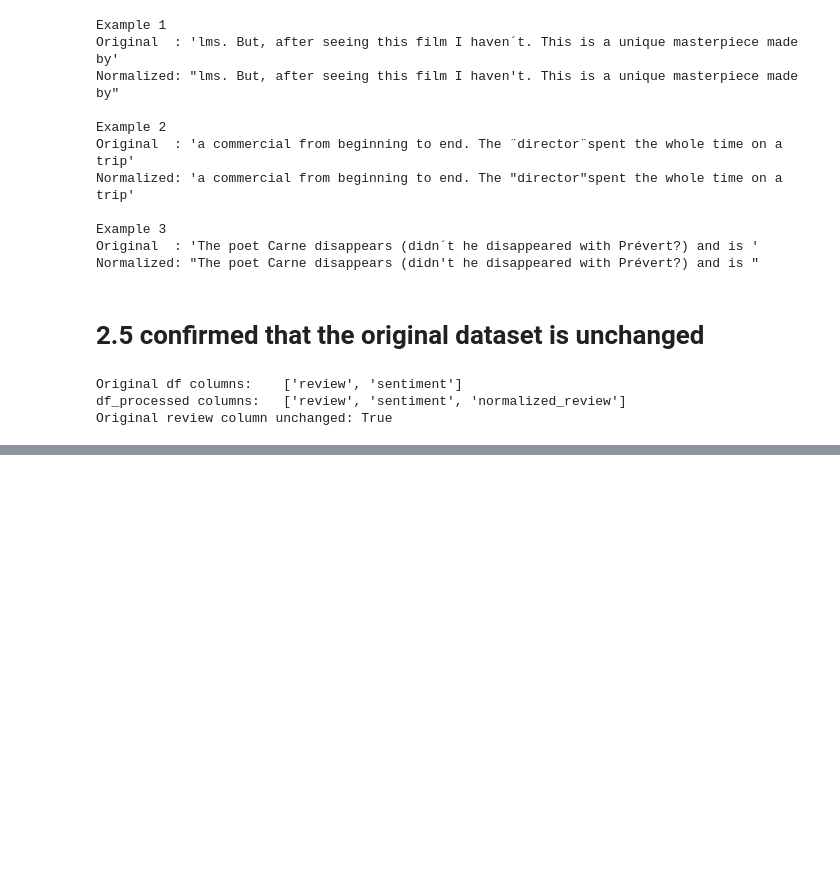
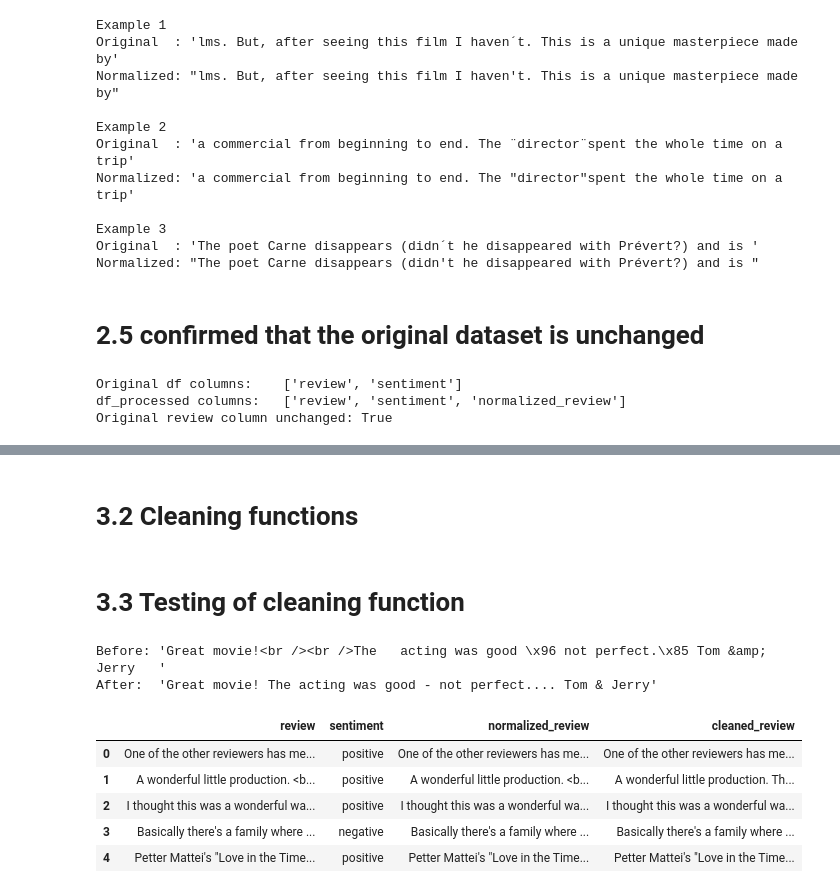
Before and after one commit to ayeshash224/NLP-project-L1F23BSCS0220, a Jupyter notebook: imdb_nlp_project.ipynb, the cells around one changed output, grey strips where cells are left out. Saved outputs shown, nothing was run; the diff lists cells and outputs as text; code cells hidden in the pictures; blank space fills up the shorter version.

Commit message:
Add files via upload
step 3: text cleaning

```diff
--- a/imdb_nlp_project.ipynb
+++ b/imdb_nlp_project.ipynb
@@ -290,0 +296,14 @@ Original review column unchanged: True
+# %%
+html_tag_pattern = r"(?i)<(?:/?(?:p|i|b|u|em|strong)|br|hr)\s*/?\s*>|<a\s+href[^<>]*>|</a\s*>"
+
+reviews_with_tags = df_processed["normalized_review"].str.contains(html_tag_pattern, regex=True)
+print("Reviews containing HTML tags:", reviews_with_tags.sum(), "out of", len(df_processed))
+
+tag_counts = Counter()
+for review in df_processed.loc[reviews_with_tags, "normalized_review"]:
+    for tag in re.findall(html_tag_pattern, review):
+        tag_counts[tag.lower()] += 1
+
+print("\nMost common HTML tags:")
+for tag, count in tag_counts.most_common(10):
+    print(repr(tag), "|", count, "times")
@@ -290,0 +321,12 @@ Original review column unchanged: True
+# %%
+control_char_pattern = r"[\x00-\x1f\x7f-\x9f]"
+invisible_char_pattern = r"[\u00ad\u200b-\u200f\u202a-\u202e\u2060-\u2064\ufeff]"
+
+unwanted_counts = Counter()
+for review in df_processed["normalized_review"]:
+    for ch in re.findall(control_char_pattern + "|" + invisible_char_pattern, review):
+        unwanted_counts[ch] += 1
+
+print("Unwanted characters found:\n")
+for ch, count in unwanted_counts.most_common(15):
+    print(repr(ch), "|", unicodedata.name(ch, "CONTROL CHARACTER"), "|", count, "times")
@@ -290,0 +351,2 @@ Original review column unchanged: True
+# %% [markdown]
+# 3.2 Cleaning functions
@@ -290,0 +398,21 @@ Original review column unchanged: True
+# %% [markdown]
+# 3.3 Testing of cleaning function
+# %%
+test_text = "Great movie!<br /><br />The   acting was good \x96 not perfect.\x85 Tom &amp; Jerry   "
+
+print("Before:", repr(test_text))
+print("After: ", repr(clean_text(test_text)))
+# %% [output]
+Before: 'Great movie!<br /><br />The   acting was good \x96 not perfect.\x85 Tom &amp; Jerry   '
+After:  'Great movie! The acting was good - not perfect.... Tom & Jerry'
+# %%
+df_processed["cleaned_review"] = df_processed["normalized_review"].apply(clean_text)
+
+df_processed.head()
+# %% [output]
+|  | review | sentiment | normalized_review | cleaned_review |
+| 0 | One of the other reviewers has me... | positive | One of the other reviewers has me... | One of the other reviewers has me... |
+| 1 | A wonderful little production. <b... | positive | A wonderful little production. <b... | A wonderful little production. Th... |
+| 2 | I thought this was a wonderful wa... | positive | I thought this was a wonderful wa... | I thought this was a wonderful wa... |
+| 3 | Basically there's a family where ... | negative | Basically there's a family where ... | Basically there's a family where ... |
+| 4 | Petter Mattei's "Love in the Time... | positive | Petter Mattei's "Love in the Time... | Petter Mattei's "Love in the Time... |
```
Also changed, not shown: parts of 8 cells of this notebook.
